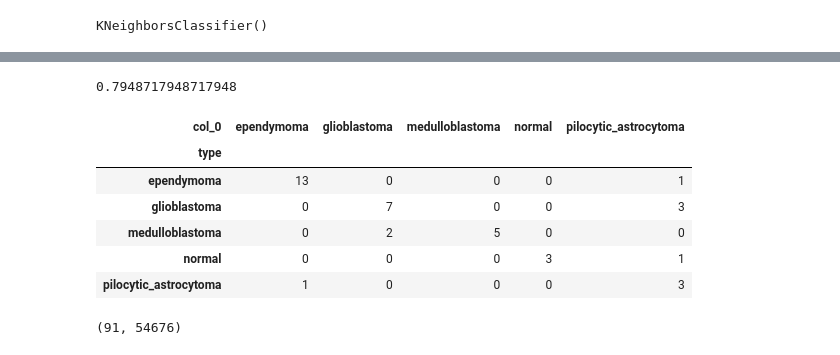
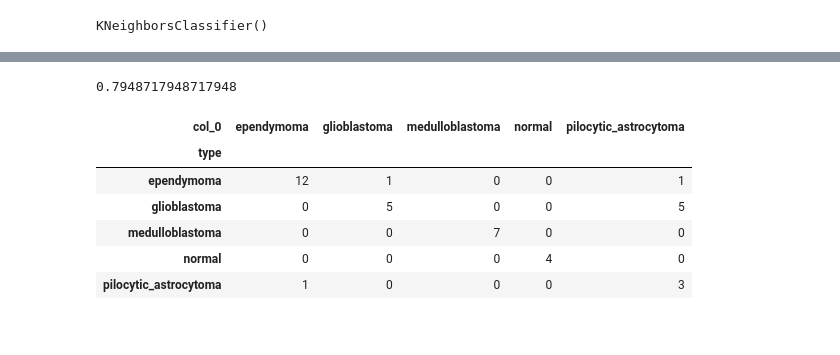
Before and after one commit to MATF-istrazivanje-podataka-1/2023_Data_Mining_Brain_cancer_Dataset, a Jupyter notebook: about_dataset.ipynb, the cells around one changed output, grey strips where cells are left out. Cells and saved outputs as stored; diff of their text form; code cells hidden in the pictures.

```diff
--- a/about_dataset.ipynb
+++ b/about_dataset.ipynb
@@ -56,2 +44,10 @@ X_transformed = scaler.fit_transform(X)
-# %%
-X_pca = pca.fit_transform(X_transformed)
+# %%
+X_train, X_test, y_train, y_test = train_test_split(X,y,test_size = 0.3, random_state=22,stratify=y)
+scaler.fit(X_train)
+X_train_standard = scaler.transform(X_train)
+X_test_standard = scaler.transform(X_test)
+# %%
+pca.fit(X_train_standard)
+X_train_pca = pca.fit_transform(X_train_standard)
+X_test_pca = pca.transform(X_test_standard)
+X_test_pca.shape
@@ -137,7 +133,7 @@ X_train, X_test, y_train, y_test = train_test_split(X_pca,y,test_size = 0.3, ran
 # %%
 from imblearn.over_sampling import SMOTE
 smote = SMOTE()
-X_train_smote, y_train_smote = smote.fit_resample(X_train.astype('float'),y_train)
+X_train_smote, y_train_smote = smote.fit_resample(X_train_pca.astype('float'),y_train)
 # %%
 from collections import Counter
 print("Before SMOTE :" , Counter(y_train))
@@ -171,22 +170,20 @@ pd.crosstab(y_test,y_predict)
 # %%
 model2 = KNeighborsClassifier()
 # %%
-model.fit(X_train,y_train)
-y_predict = model.predict(X_test)
+model.fit(X_train_smote,y_train_smote)
+y_predict = model.predict(X_test_pca)
 print(accuracy_score(y_test,y_predict))
 pd.crosstab(y_test,y_predict)
 # %% [output]
 0.7948717948717948
 | col_0 | ependymoma | glioblastoma | medulloblastoma | normal | pilocytic_astrocytoma |
 | type |  |  |  |  |  |
-| ependymoma | 13 | 0 | 0 | 0 | 1 |
-| glioblastoma | 0 | 7 | 0 | 0 | 3 |
-| medulloblastoma | 0 | 2 | 5 | 0 | 0 |
-| normal | 0 | 0 | 0 | 3 | 1 |
+| ependymoma | 12 | 1 | 0 | 0 | 1 |
+| glioblastoma | 0 | 5 | 0 | 0 | 5 |
+| medulloblastoma | 0 | 0 | 7 | 0 | 0 |
+| normal | 0 | 0 | 0 | 4 | 0 |
 | pilocytic_astrocytoma | 1 | 0 | 0 | 0 | 3 |
 # %%
-X_train,X_test,y_train,y_test = train_test_split(X_transformed,y,test_size=0.3,random_state=10,stratify=y)
+#X_train,X_test,y_train,y_test = train_test_split(X_transformed,y,test_size=0.3,random_state=10,stratify=y)
-# %% [output]
-(91, 54676)
 # %%
 model3 = KNeighborsClassifier()
```
Also changed, not shown: parts of 34 cells of this notebook.
